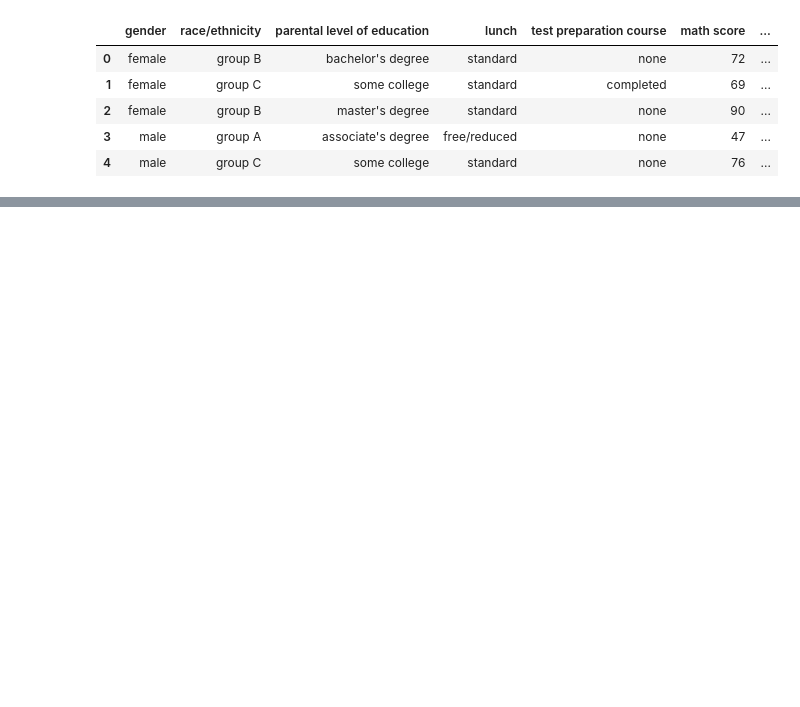
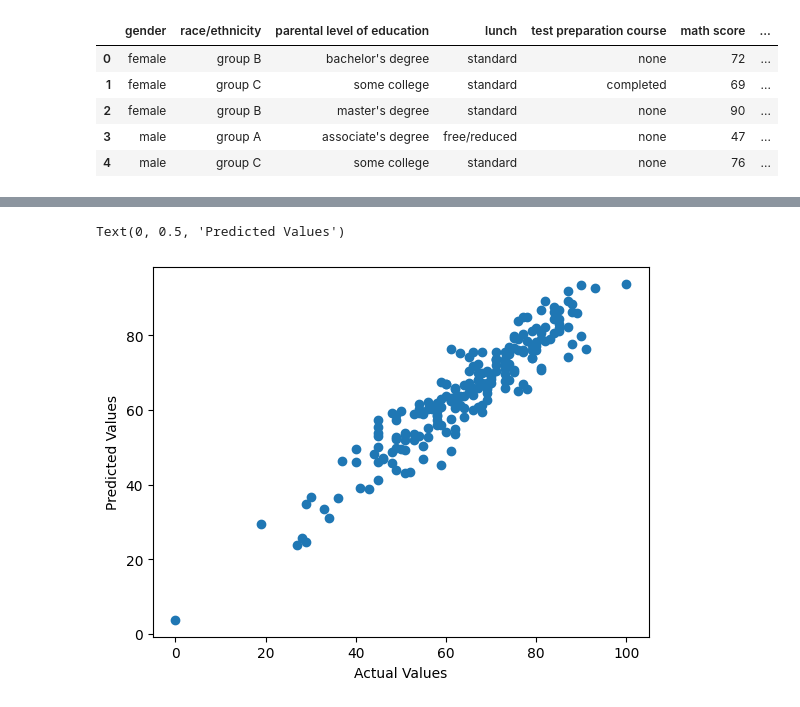
Before and after one commit to Rudra0508/ml_project, a Jupyter notebook: notebook/MODEL_TRAINING.ipynb, the cells around one changed output, grey strips where cells are left out. Cells and saved outputs as stored; diff of their text form; code cells hidden in the pictures; blank space fills up the shorter version.

```diff
--- a/notebook/MODEL_TRAINING.ipynb
+++ b/notebook/MODEL_TRAINING.ipynb
@@ -213,0 +224,7 @@ R2_score_dataframe
+# %%
+plt.scatter(y_test,y_pred)
+plt.xlabel("Actual Values")
+plt.ylabel("Predicted Values")
+# %% [output]
+Text(0, 0.5, 'Predicted Values')
+[figure, added]
```
Also changed, not shown: parts of 16 cells of this notebook, 6 other files.
